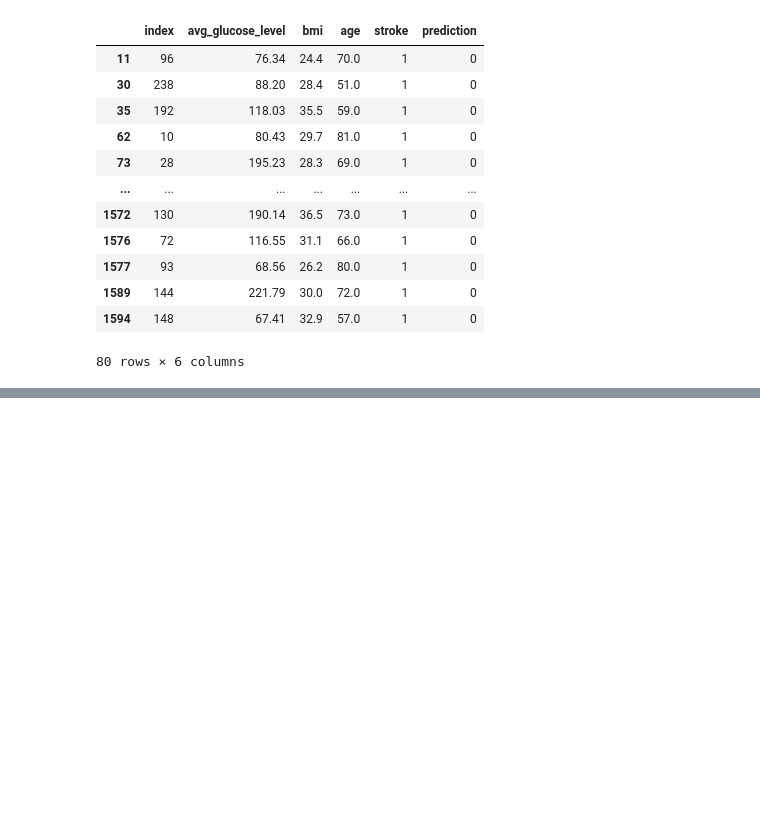
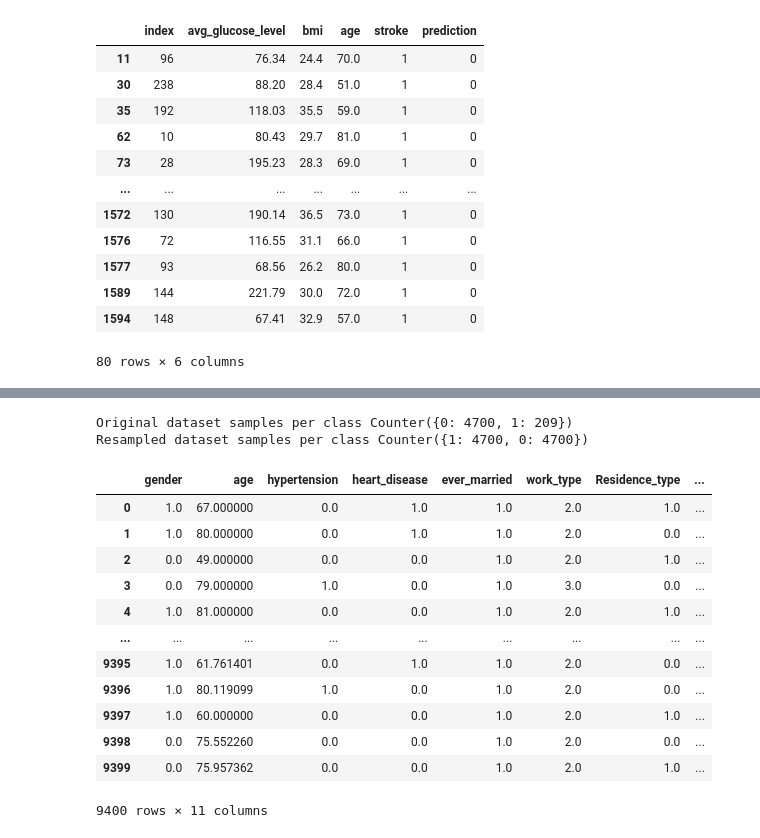
Before and after one commit to lrnz-asnprs/stroke-prediction-project, a Jupyter notebook: notebooks/laurenz-notebook.ipynb, the cells around one changed output, grey strips where cells are left out. Cells and saved outputs as stored; diff of their text form; code cells hidden in the pictures; blank space fills up the shorter version.

Commit message:
added oversampling

```diff
--- a/notebooks/laurenz-notebook.ipynb
+++ b/notebooks/laurenz-notebook.ipynb
@@ -466,0 +561,47 @@ df_results[df_results["stroke"] == 1]
+# %%
+from imblearn.over_sampling import SMOTENC
+from sklearn.preprocessing import LabelEncoder
+# SMOTENC (Synthetic Minority Oversampling Technique) works by randomly picking a point from the minority class and computing the k-nearest neighbors for this point.
+# Works for numerical and categorical features.
+
+# First encode all categorical columns
+encoder = LabelEncoder()
+categorical = ["gender", "ever_married", "work_type", "Residence_type", "smoking_status"]
+
+
+multi = MultiColumnLabelEncoder(columns=categorical)
+
+X = multi.fit_transform(X)
+
+X_input = X.values # input must be 2d array
+y_input = y.values.flatten() # should be 1d array
+# %%
+smote = SMOTENC(categorical_features=[0, 2, 3, 4, 5, 6, 9], random_state=0)
+# fit predictor and target variable
+x_smote, y_smote = smote.fit_resample(X_input, y_input)
+# %%
+from typing import Counter
+print(f'Original dataset samples per class {Counter(y_input)}')
+print(f'Resampled dataset samples per class {Counter(y_smote)}')
+# %% [output]
+Original dataset samples per class Counter({0: 4700, 1: 209})
+Resampled dataset samples per class Counter({1: 4700, 0: 4700})
+# %%
+X_output = pd.DataFrame(x_smote)
+X_output.set_axis(["gender", "age", "hypertension", "heart_disease", "ever_married", "work_type", "Residence_type", "avg_glucose_level", "bmi", "smoking_status"], axis=1, inplace=True)
+X_output["stroke"] = y_smote
+X_output
+# %% [output]
+|  | gender | age | hypertension | heart_disease | ever_married | work_type | Residence_type | ... |
+| 0 | 1.0 | 67.000000 | 0.0 | 1.0 | 1.0 | 2.0 | 1.0 | ... |
+| 1 | 1.0 | 80.000000 | 0.0 | 1.0 | 1.0 | 2.0 | 0.0 | ... |
+| 2 | 0.0 | 49.000000 | 0.0 | 0.0 | 1.0 | 2.0 | 1.0 | ... |
+| 3 | 0.0 | 79.000000 | 1.0 | 0.0 | 1.0 | 3.0 | 0.0 | ... |
+| 4 | 1.0 | 81.000000 | 0.0 | 0.0 | 1.0 | 2.0 | 1.0 | ... |
+| ... | ... | ... | ... | ... | ... | ... | ... | ... |
+| 9395 | 1.0 | 61.761401 | 0.0 | 1.0 | 1.0 | 2.0 | 0.0 | ... |
+| 9396 | 1.0 | 80.119099 | 1.0 | 0.0 | 1.0 | 2.0 | 0.0 | ... |
+| 9397 | 1.0 | 60.000000 | 0.0 | 0.0 | 1.0 | 2.0 | 1.0 | ... |
+| 9398 | 0.0 | 75.552260 | 0.0 | 0.0 | 1.0 | 2.0 | 0.0 | ... |
+| 9399 | 0.0 | 75.957362 | 0.0 | 0.0 | 1.0 | 2.0 | 1.0 | ... |
+9400 rows × 11 columns
```
Also changed, not shown: parts of 20 cells of this notebook, 3 other files.
